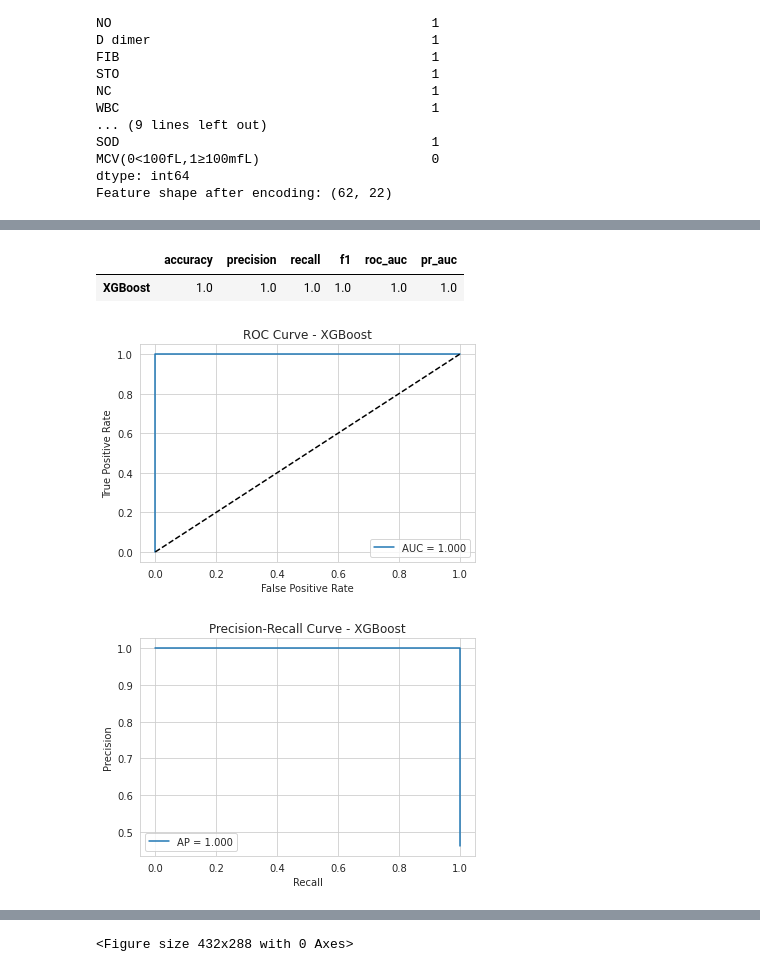
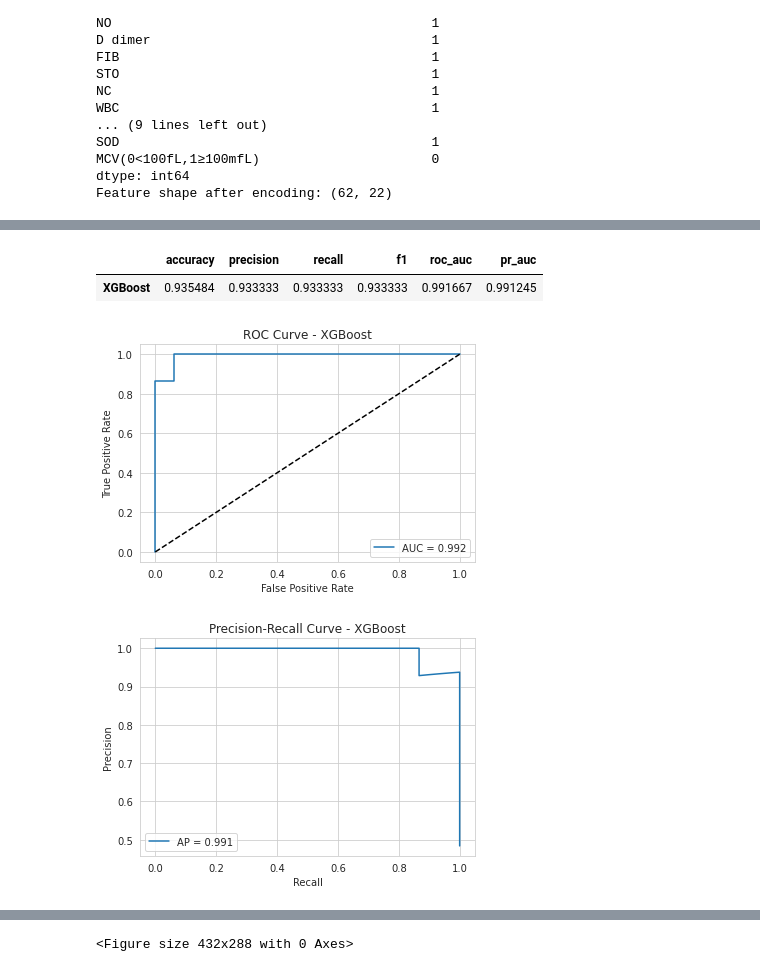
Before and after one commit to enoch321/PLT_Prediction, a Jupyter notebook: notebooks/XGBoost_PLT.ipynb, the cells around one changed output, grey strips where cells are left out. Cells and saved outputs as stored; diff of their text form; code cells hidden in the pictures.

```diff
--- a/notebooks/XGBoost_PLT.ipynb
+++ b/notebooks/XGBoost_PLT.ipynb
@@ -100,6 +102,7 @@ X = X.dropna()
 y = y.loc[X.index]
 
 X = pd.get_dummies(X, drop_first=True)
+X = X.astype(float)
 print("Feature shape after encoding:", X.shape)
 # %% [output]
 Missing values:
@@ -152,3 +152,34 @@ model = XGBClassifier(
 # %%
-model.fit(X_train, y_train)
+# model.fit(X_train, y_train)
+
+xgb_pipe = Pipeline([
+    ('scaler', StandardScaler()),
+    ('xgb', XGBClassifier(
+        eval_metric="logloss",
+        use_label_encoder=False,
+        random_state=42
+    ))
+])
+
+param_grid_xgb = {
+    'xgb__max_depth': [1, 2, 3],       # 小样本树要浅
+    'xgb__n_estimators': [5, 10, 20, 50], # 树的数量
+    'xgb__learning_rate': [0.01, 0.05, 0.1],
+    'xgb__reg_alpha': [0, 0.1, 1],     # L1 正则化抗过拟合
+    'xgb__subsample': [0.8, 1.0]       # 每次训练随机抽样比例
+}
+
+cv_5fold = StratifiedKFold(n_splits=5, shuffle=True, random_state=42)
+
+grid_search = GridSearchCV(
+    estimator=xgb_pipe,
+    param_grid=param_grid_xgb,
+    cv=cv_5fold,
+    scoring='f1',
+    n_jobs=1
+)
+grid_search.fit(X, y)
+model = grid_search.best_estimator_
+print("5-Fold 最佳 F1:", grid_search.best_score_)
+print("5-Fold 最佳参数:", grid_search.best_params_)
 # %% [output]
@@ -166,3 +222,7 @@ XGBClassifier(base_score=None, booster=None, callbacks=None,
 # %%
-y_pred = model.predict(X_test)
-y_prob = model.predict_proba(X_test)[:, 1]
+# y_pred = model.predict(X_test)
+# y_prob = model.predict_proba(X_test)[:, 1]
+
+loo = LeaveOneOut()
+y_probas_loo = cross_val_predict(model, X, y, cv=loo, method='predict_proba')[:, 1]
+y_preds_loo = (y_probas_loo > 0.5).astype(int)
@@ -169,20 +247,20 @@ y_prob = model.predict_proba(X_test)[:, 1]
 # %%
 metrics = {
-    "accuracy": accuracy_score(y_test, y_pred),
-    "precision": precision_score(y_test, y_pred),
-    "recall": recall_score(y_test, y_pred),
-    "f1": f1_score(y_test, y_pred),
-    "roc_auc": roc_auc_score(y_test, y_prob),
-    "pr_auc": average_precision_score(y_test, y_prob)
+    "accuracy": accuracy_score(y, y_preds_loo),
+    "precision": precision_score(y, y_preds_loo),
+    "recall": recall_score(y, y_preds_loo),
+    "f1": f1_score(y, y_preds_loo),
+    "roc_auc": roc_auc_score(y, y_probas_loo),
+    "pr_auc": average_precision_score(y, y_probas_loo)
 }
 
 metrics_df = pd.DataFrame(metrics, index=["XGBoost"])
 metrics_df
 # %% [output]
 |  | accuracy | precision | recall | f1 | roc_auc | pr_auc |
-| XGBoost | 1.0 | 1.0 | 1.0 | 1.0 | 1.0 | 1.0 |
+| XGBoost | 0.935484 | 0.933333 | 0.933333 | 0.933333 | 0.991667 | 0.991245 |
 # %%
-fpr, tpr, _ = roc_curve(y_test, y_prob)
+fpr, tpr, _ = roc_curve(y, y_probas_loo)
 
 plt.figure()
 plt.plot(fpr, tpr, label=f"AUC = {metrics['roc_auc']:.3f}")
@@ -193,17 +271,17 @@ plt.title("ROC Curve - XGBoost")
 plt.legend()
 plt.show()
 # %% [output]
-[figure, old version]
+[figure, new version]
 # %%
-precision, recall, _ = precision_recall_curve(y_test, y_prob)
+precision, recall, _ = precision_recall_curve(y, y_probas_loo)
 
 plt.figure()
 plt.plot(recall, precision, label=f"AP = {metrics['pr_auc']:.3f}")
 plt.xlabel("Recall")
 plt.ylabel("Precision")
 plt.title("Precision-Recall Curve - XGBoost")
 plt.legend()
 plt.show()
 # %% [output]
-[figure, old version]
+[figure, new version]
 # %%
```
Also changed, not shown: parts of 6 cells of this notebook, 14 other files.
